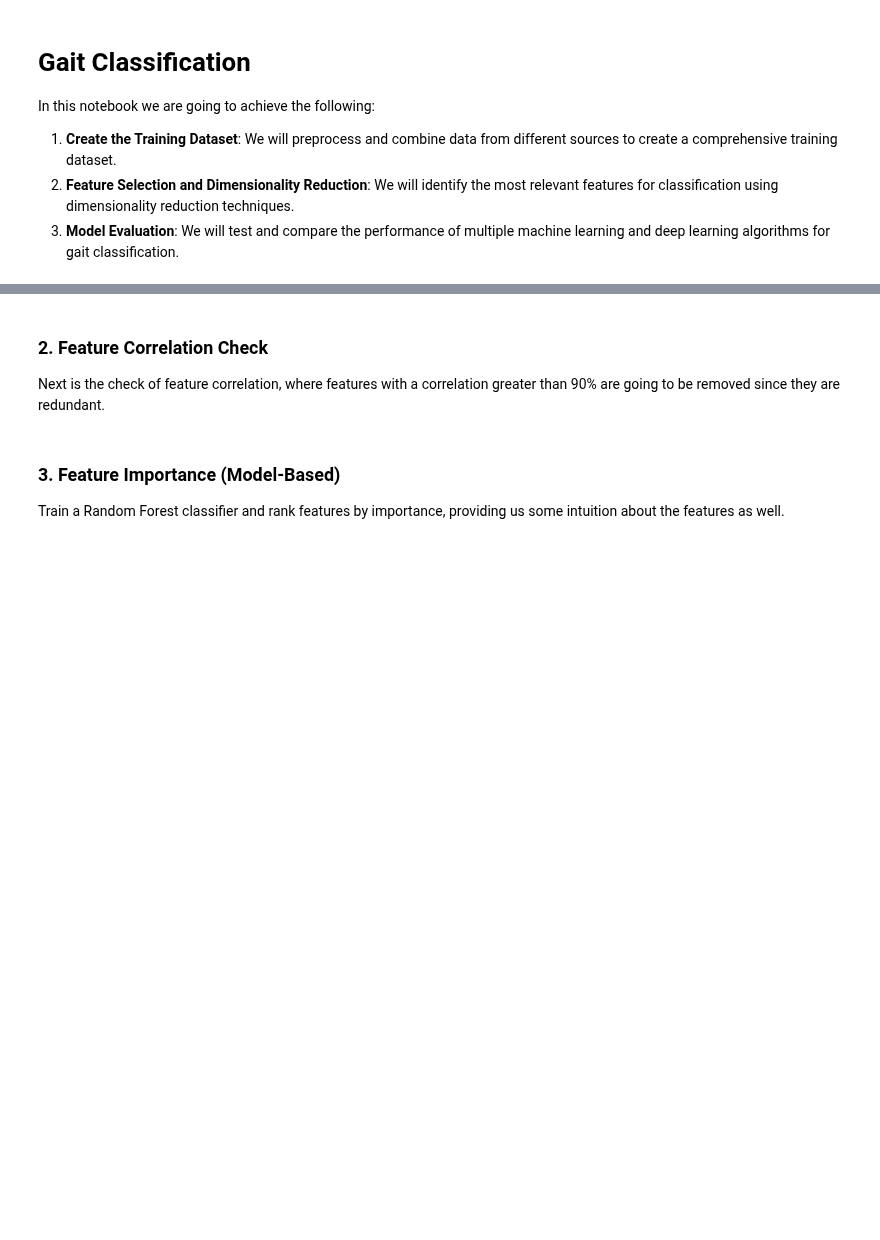
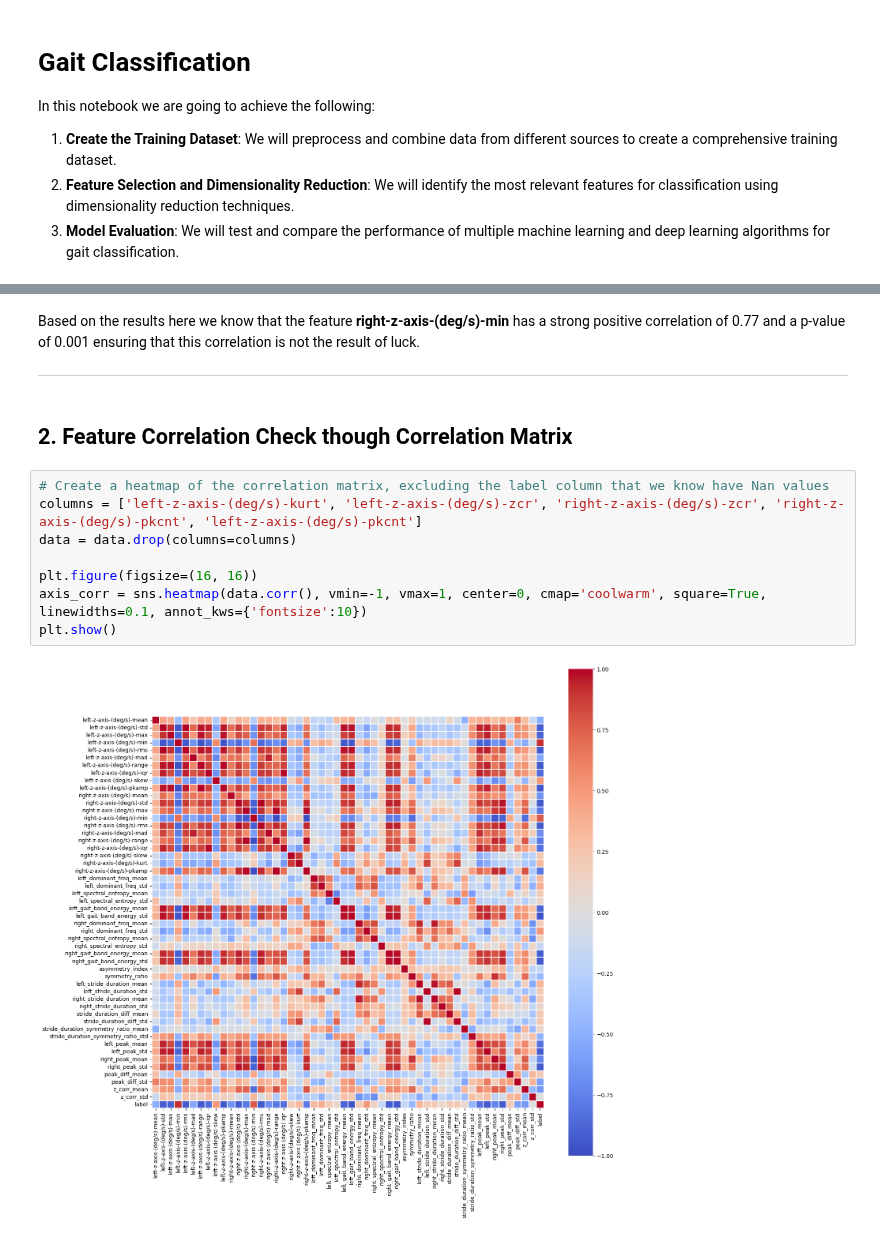
Before and after one commit to StamatisOrfanos/GaitRehab, a Jupyter notebook: gait_classification.ipynb, the cells around one changed output, grey strips where cells are left out. Cells and saved outputs as stored; diff of their text form; blank space fills up the shorter version.

Commit message:
Finish features selection before the model selection and training

```diff
--- a/gait_classification.ipynb
+++ b/gait_classification.ipynb
@@ -80,6 +92,16 @@ Feature: left_gait_band_energy_std, Correlation: -0.9555, p-value: 0.0000
+# %% [markdown]
+Based on the results here we know that the feature **right-z-axis-(deg/s)-min** has a strong positive correlation of 0.77 and a p-value of 0.001 ensuring that this correlation is not the result of luck.
+
+---
 # %% [markdown]
-### 2. Feature Correlation Check
-Next is the check of feature correlation, where features with a correlation greater than 90% are going to be removed since they are redundant.
+## 2. Feature Correlation Check though Correlation Matrix
-# %% [markdown]
-### 3. Feature Importance (Model-Based)
-Train a Random Forest classifier and rank features by importance, providing us some intuition about the features as well.
+# %%
+# Create a heatmap of the correlation matrix, excluding the label column that we know have Nan values
+columns = ['left-z-axis-(deg/s)-kurt', 'left-z-axis-(deg/s)-zcr', 'right-z-axis-(deg/s)-zcr', 'right-z-axis-(deg/s)-pkcnt', 'left-z-axis-(deg/s)-pkcnt']
+data = data.drop(columns=columns)
+
+plt.figure(figsize=(16, 16))
+axis_corr = sns.heatmap(data.corr(), vmin=-1, vmax=1, center=0, cmap='coolwarm', square=True, linewidths=0.1, annot_kws={'fontsize':10})
+plt.show()
+# %% [output]
+[figure, added]
```
Also changed, not shown: parts of 13 cells of this notebook, 1 other file.
